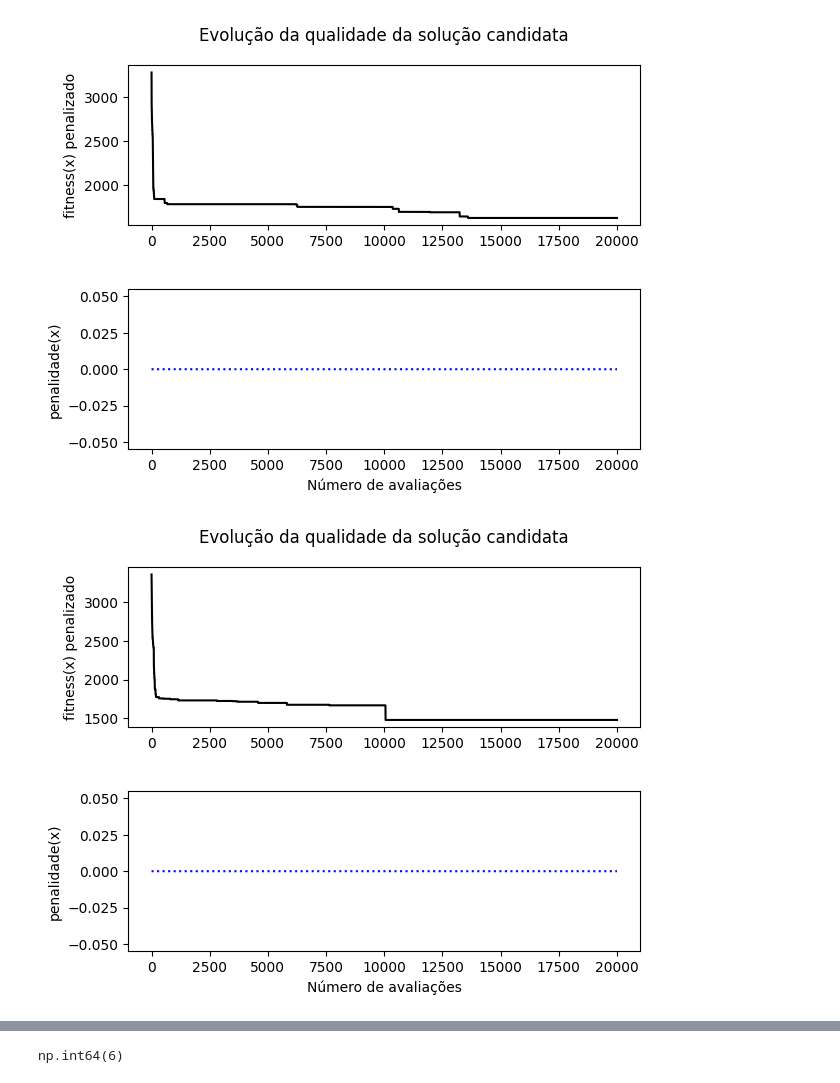
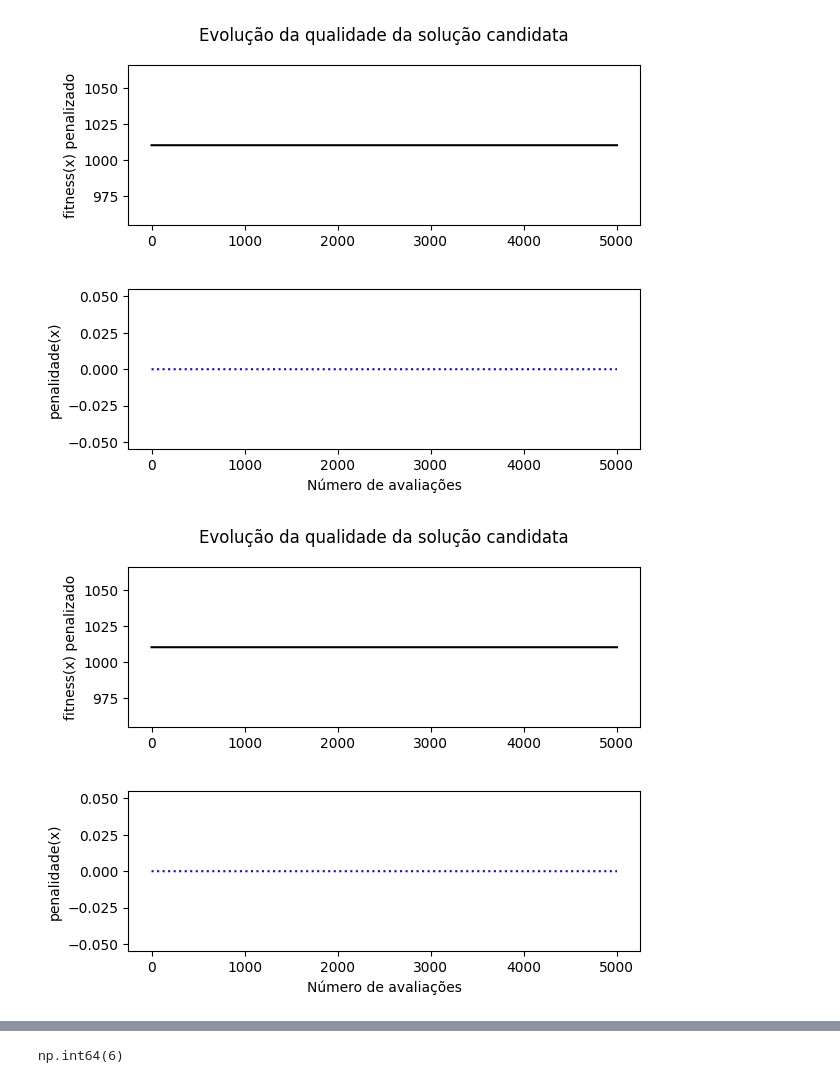
Before and after one commit to MatheusCascalho/teoria_decisao, a Jupyter notebook: rascunho_2.ipynb, the cells around one changed output, grey strips where cells are left out. Cells and saved outputs as stored; diff of their text form; code cells hidden in the pictures.

```diff
--- a/rascunho_2.ipynb
+++ b/rascunho_2.ipynb
@@ -1,2 +1,6 @@
 # %%
 from optimize_team_location import *
+# %%
+historicos_f1 = optimize(minimiza_distancias, max_it=int(2e3), follow_optimizitation=True)
+for historico in historicos_f1:
+    plt.plot(historico.fit)
@@ -2,0 +14,4 @@ from optimize_team_location import *
+# %%
+historicos_f2 = optimize(minimiza_distancia_maxima, max_it=500)
+for historico in historicos_f2:
+    plt.plot(historico.fit)
@@ -2,0 +20,3 @@ from optimize_team_location import *
+# %%
+for historico in historicos_f2:
+    print(historico.best_solution)
@@ -7,7 +45,7 @@ for _ in range(5):
     num_sol_avaliadas = 0
 
     # Máximo número de soluções candidatas avaliadas
-    max_num_sol_avaliadas = 20e3
+    max_num_sol_avaliadas = 5e3
 
     # Número de estruturas de vizinhanças definidas
     kmax = 3
@@ -16,7 +54,7 @@ for _ in range(5):
     prob_def = get_problem_definition()
 
     # Gera solução inicial
-    x = sol_inicial(prob_def, apply_constructive_heuristic=False)
+    x = sol_inicial(prob_def, apply_constructive_heuristic=True, use_random=False)
 
     # Avalia solução inicial
     x = minimiza_distancias(x, prob_def)
@@ -70,2 +108,2 @@ for _ in range(5):
-[figure, old version]
+[figure, new version]
-[figure, old version]
+[figure, new version]
```
Also changed, not shown: parts of 28 cells of this notebook.
